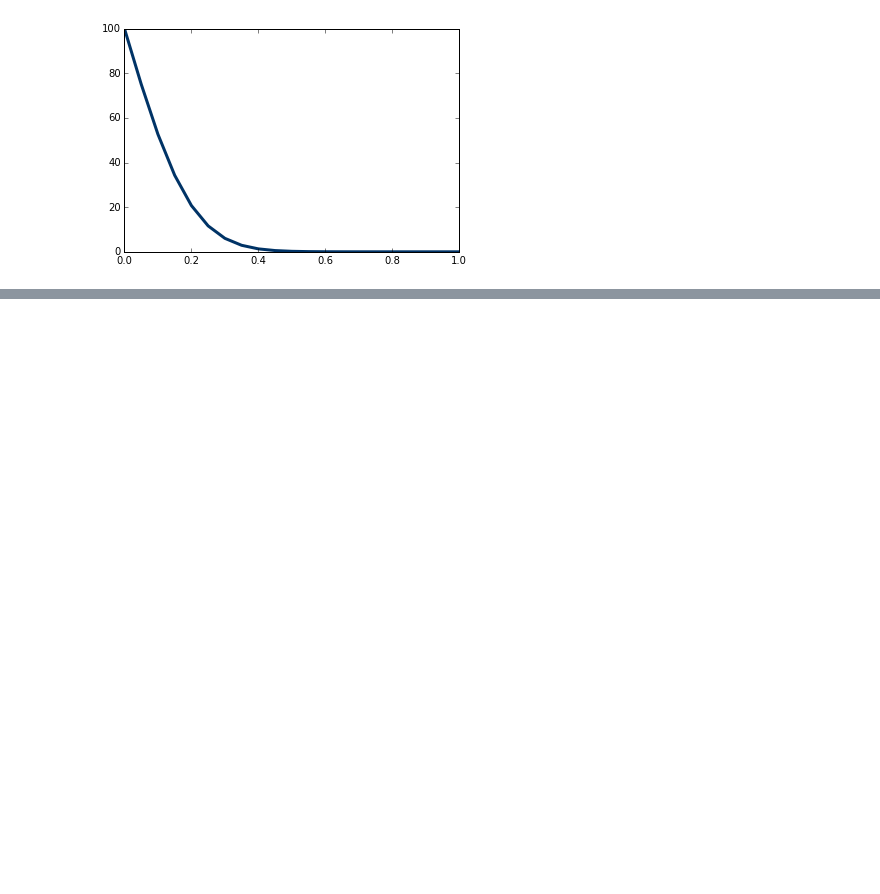
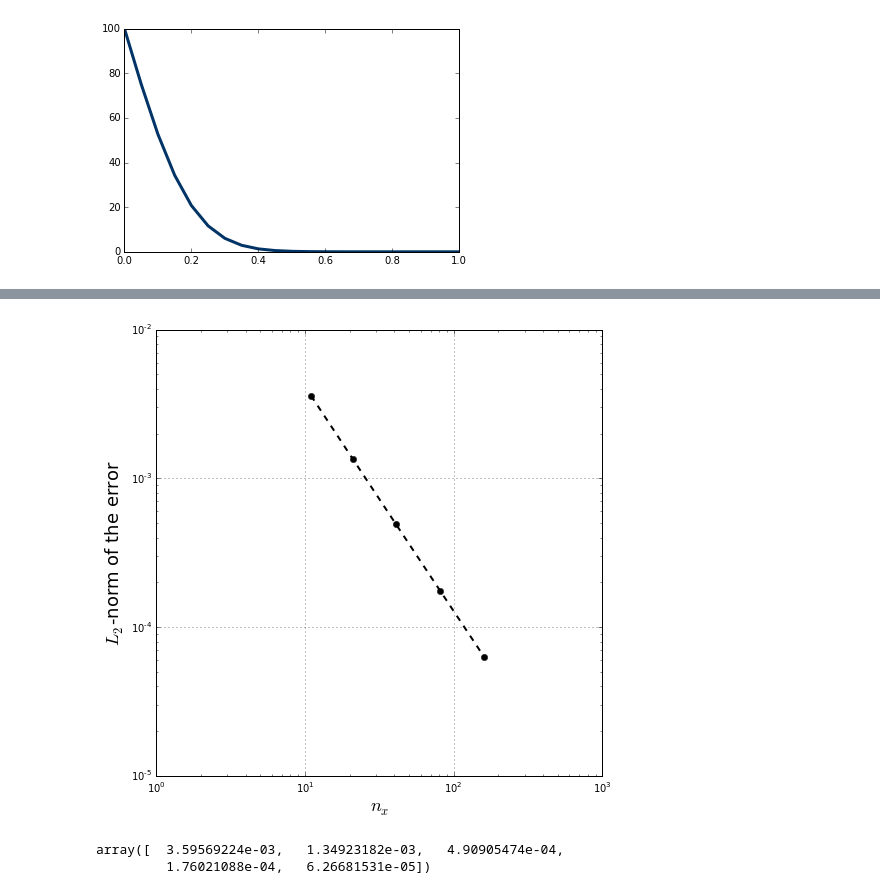
Before and after one commit to cdigangi8/working_dir, a Jupyter notebook: working/Module_4.05.ipynb, the cells around one changed output, grey strips where cells are left out. Drawn from its saved outputs; the diff is of its cells as text; code cells hidden in the pictures; blank space fills up the shorter version.

```diff
--- a/working/Module_4.05.ipynb
+++ b/working/Module_4.05.ipynb
@@ -104,0 +246,42 @@ pyplot.plot(x,T, color='#003366', ls='-', lw =3);
+# %%
+nx_values = numpy.asarray([11,21,41,81,161])
+
+dt = 0.1
+error = numpy.zeros(len(nx_values))
+
+t_final = 1000
+
+x = numpy.linspace(0,L,nx)
+
+for i,nx in enumerate(nx_values):
+    dx = L/(nx-1)
+    x = numpy.linspace(0,L,nx)
+    sigma = alpha*dt/dx**2
+
+    nt = int(t_final/dt)
+
+    A = generateMatrix(nx,sigma)
+
+    Ti = numpy.zeros(nx)
+    Ti[0] = 100
+
+    T = CrankNicolson(Ti.copy(), A, nt, sigma)
+
+    T_exact = T_analytical(x, t_final, 100 , alpha, L)
+
+    error[i] = L2_error(T,T_exact)
+# %%
+pyplot.figure(figsize=(8,8))
+pyplot.grid(True)
+pyplot.xlabel(r'$n_x$', fontsize=18)
+pyplot.ylabel(r'$L_2$-norm of the error', fontsize=18)
+pyplot.xlim(1, 1000)
+pyplot.ylim(1e-5, 1e-2)
+pyplot.loglog(nx_values, error, color='k', ls='--', lw=2, marker='o');
+# %% [output]
+[figure, added]
+# %%
+error
+# %% [output]
+array([  3.59569224e-03,   1.34923182e-03,   4.90905474e-04,
+         1.76021088e-04,   6.26681531e-05])
```
Also changed, not shown: parts of 12 cells of this notebook.
